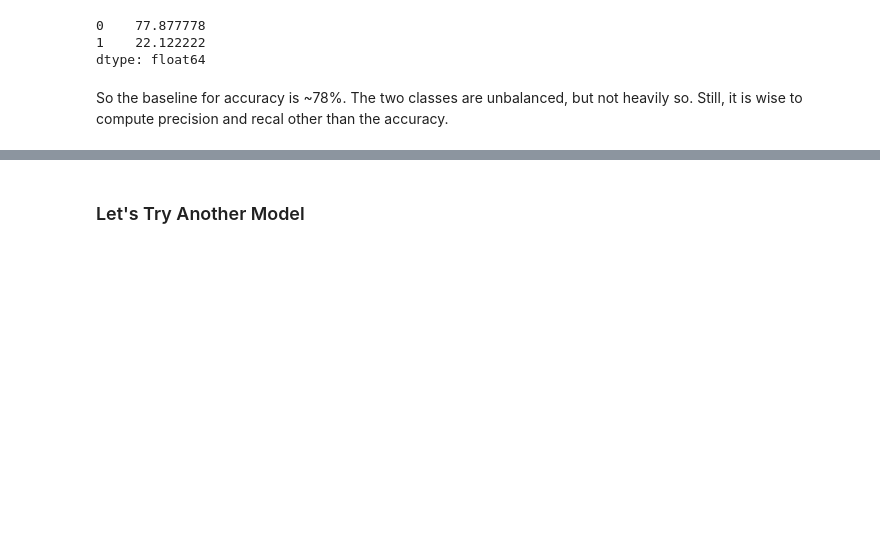
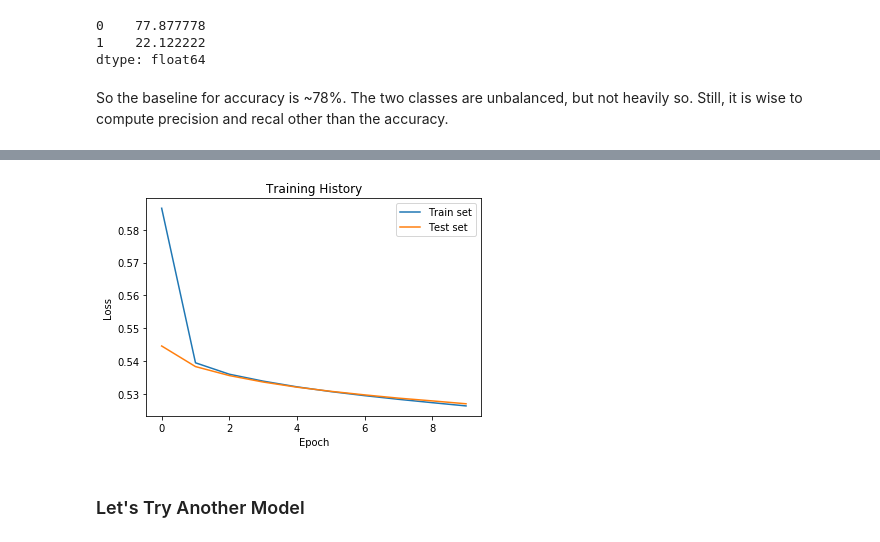
Before and after one commit to dtoniolo/Assigments-Advanced-Machine-Learning, a Jupyter notebook: Assignment 1/Assignment_1.ipynb, the cells around one changed output, grey strips where cells are left out. Cells and saved outputs as stored; diff of their text form; code cells hidden in the pictures; blank space fills up the shorter version.

Commit message:
Added functions to get training and validation info, plus another to plot train and test loss across epochs

```diff
--- a/Assignment 1/Assignment_1.ipynb
+++ b/Assignment 1/Assignment_1.ipynb
@@ -532,6 +533,17 @@ def get_metrics(model, data, targets):
   f_measure = precision * recall / (precision + recall)
   metrics = pd.Series([precision, recall, f_measure], index = ['precision', 'recall', 'F-measure'])
   return metrics
+# %%
+import matplotlib.pyplot as plt
+def plot_history(h):
+  fig = plt.figure()
+  ax = plt.axes()
+  ax.plot(h.history['loss'], label = 'Train set')
+  ax.plot(h.history['val_loss'], label = 'Test set')
+  ax.set_xlabel('Epoch')
+  ax.set_ylabel('Loss')
+  ax.set_title('Training History')
+  ax.legend()
 # %%
 from sklearn.model_selection import StratifiedKFold
 def cross_validate(mod_builder, data, targets, n_folds = 5, epochs = 10,
@@ -545,13 +557,25 @@ def cross_validate(mod_builder, data, targets, n_folds = 5, epochs = 10,
   for train, test in splitter.split(data, targets):
     train_data = data.loc[train, :]
     train_targets = targets[train]
+    test_data = data.loc[test, :]
+    test_targets = targets[test]
     model = mod_builder()
     models.append(model)
-    model.fit(train_data, train_targets, batch_size = 128, epochs = epochs,
-              class_weight = class_weights)
+    history = model.fit(train_data, train_targets, batch_size = 128, epochs = epochs,
+              class_weight = class_weights, validation_data = (test_data, test_targets))
+    y = model.predict(train_data)
+    y = y > 0.5
+    y = np.array(y, dtype = 'int64')
+    train_metrics = metrics.classification_report(train_targets, y)
+    train_metrics = "Train Metrics" + train_metrics[12:].replace("\n", "\n ")
+    metrics_list.append(train_metrics)
 
-    test_data = data.loc[test, :]
-    test_targets = targets[test]
-    metrics_list.append(get_metrics(model, test_data, test_targets))
 
-  return metrics_list
+    y = model.predict(test_data)
+    y = y > 0.5
+    y = np.array(y, dtype = 'int64')
+    test_metrics = metrics.classification_report(test_targets, y)
+    test_metrics = "Test Metrics" + test_metrics[12:] + "\n\n"
+    metrics_list.append(test_metrics)
+
+  return metrics_list, history
@@ -613,0 +582,4 @@ Epoch 10/10
+# %%
+metric_results, history = cross_validate(create_model, train_data, train_targets)
+for i in metric_results:
+  print(i)
@@ -614,3 +621,7 @@ Epoch 10/10
+# %%
+plot_history(history)
+# %% [output]
+[figure, added]
 # %% [markdown]
 ### Let's Try Another Model
 # %%
```
Also changed, not shown: parts of 24 cells of this notebook.
